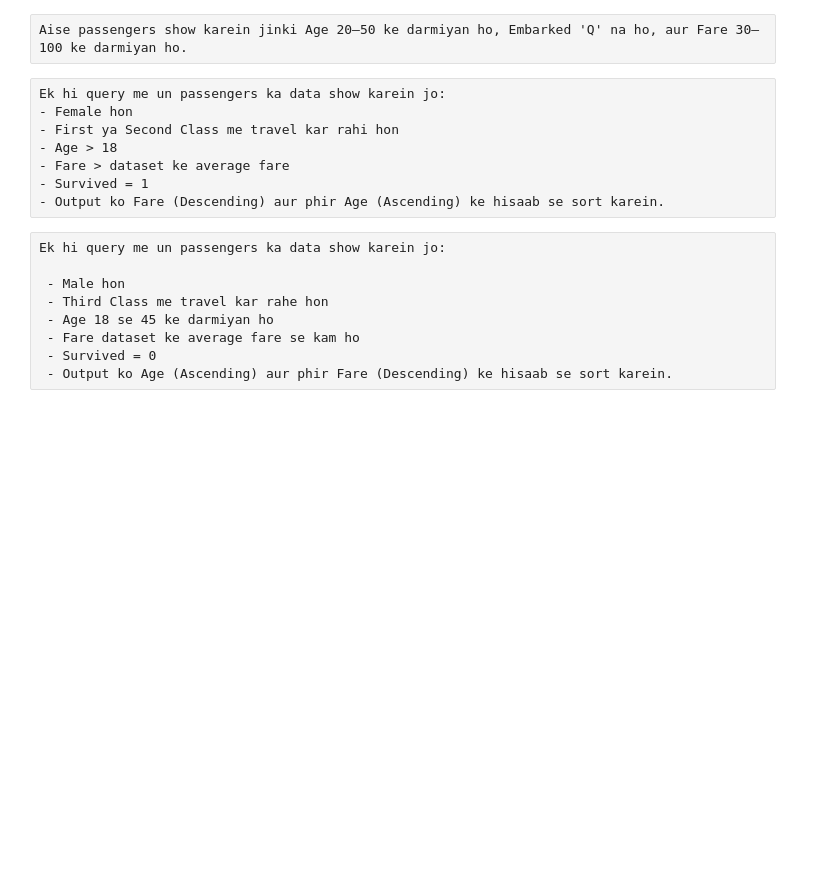
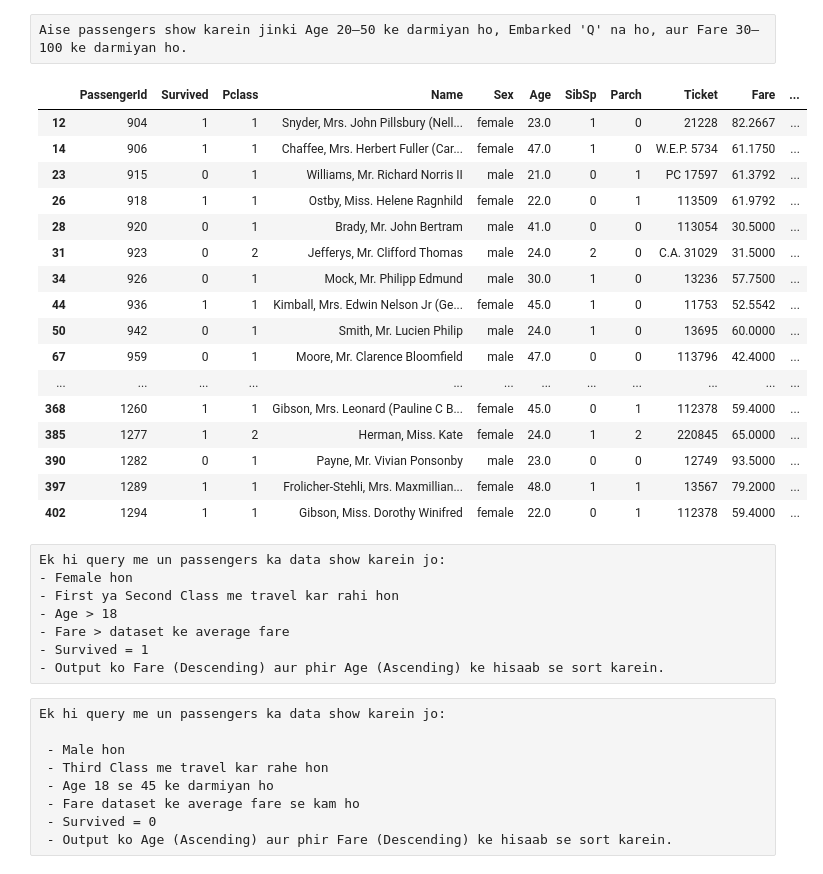
Before and after one commit to githubzohaib/Zohaib-Ali-Assignment-05-AI-DS, a Jupyter notebook: Assigment-Pandas-01.ipynb, the cells around one changed output. Cells and saved outputs as stored; diff of their text form; code cells hidden in the pictures; blank space fills up the shorter version.

```diff
--- a/Assigment-Pandas-01.ipynb
+++ b/Assigment-Pandas-01.ipynb
@@ -875,5 +1008,25 @@ Un passengers ka data show karein jinka Fare top 10 highest fares me aata ho aur
 # %% [raw]
 Aise passengers show karein jinki Age 20–50 ke darmiyan ho, Embarked 'Q' na ho, aur Fare 30–100 ke darmiyan ho.
+# %%
+data[(data.Age >= 20) & (data.Age <= 50) & (data.Embarked != "Q") & (data.Fare >= 30) & (data.Fare <= 100)]
+# %% [output]
+|  | PassengerId | Survived | Pclass | Name | Sex | Age | SibSp | Parch | Ticket | Fare | ... |
+| 12 | 904 | 1 | 1 | Snyder, Mrs. John Pillsbury (Nell... | female | 23.0 | 1 | 0 | 21228 | 82.2667 | ... |
+| 14 | 906 | 1 | 1 | Chaffee, Mrs. Herbert Fuller (Car... | female | 47.0 | 1 | 0 | W.E.P. 5734 | 61.1750 | ... |
+| 23 | 915 | 0 | 1 | Williams, Mr. Richard Norris II | male | 21.0 | 0 | 1 | PC 17597 | 61.3792 | ... |
+| 26 | 918 | 1 | 1 | Ostby, Miss. Helene Ragnhild | female | 22.0 | 0 | 1 | 113509 | 61.9792 | ... |
+| 28 | 920 | 0 | 1 | Brady, Mr. John Bertram | male | 41.0 | 0 | 0 | 113054 | 30.5000 | ... |
+| 31 | 923 | 0 | 2 | Jefferys, Mr. Clifford Thomas | male | 24.0 | 2 | 0 | C.A. 31029 | 31.5000 | ... |
+| 34 | 926 | 0 | 1 | Mock, Mr. Philipp Edmund | male | 30.0 | 1 | 0 | 13236 | 57.7500 | ... |
+| 44 | 936 | 1 | 1 | Kimball, Mrs. Edwin Nelson Jr (Ge... | female | 45.0 | 1 | 0 | 11753 | 52.5542 | ... |
+| 50 | 942 | 0 | 1 | Smith, Mr. Lucien Philip | male | 24.0 | 1 | 0 | 13695 | 60.0000 | ... |
+| 67 | 959 | 0 | 1 | Moore, Mr. Clarence Bloomfield | male | 47.0 | 0 | 0 | 113796 | 42.4000 | ... |
+| ... | ... | ... | ... | ... | ... | ... | ... | ... | ... | ... | ... |
+| 368 | 1260 | 1 | 1 | Gibson, Mrs. Leonard (Pauline C B... | female | 45.0 | 0 | 1 | 112378 | 59.4000 | ... |
+| 385 | 1277 | 1 | 2 | Herman, Miss. Kate | female | 24.0 | 1 | 2 | 220845 | 65.0000 | ... |
+| 390 | 1282 | 0 | 1 | Payne, Mr. Vivian Ponsonby | male | 23.0 | 0 | 0 | 12749 | 93.5000 | ... |
+| 397 | 1289 | 1 | 1 | Frolicher-Stehli, Mrs. Maxmillian... | female | 48.0 | 1 | 1 | 13567 | 79.2000 | ... |
+| 402 | 1294 | 1 | 1 | Gibson, Miss. Dorothy Winifred | female | 22.0 | 0 | 1 | 112378 | 59.4000 | ... |
 # %% [raw]
 Ek hi query me un passengers ka data show karein jo:
 - Female hon
```
Also changed, not shown: parts of 8 cells of this notebook.
